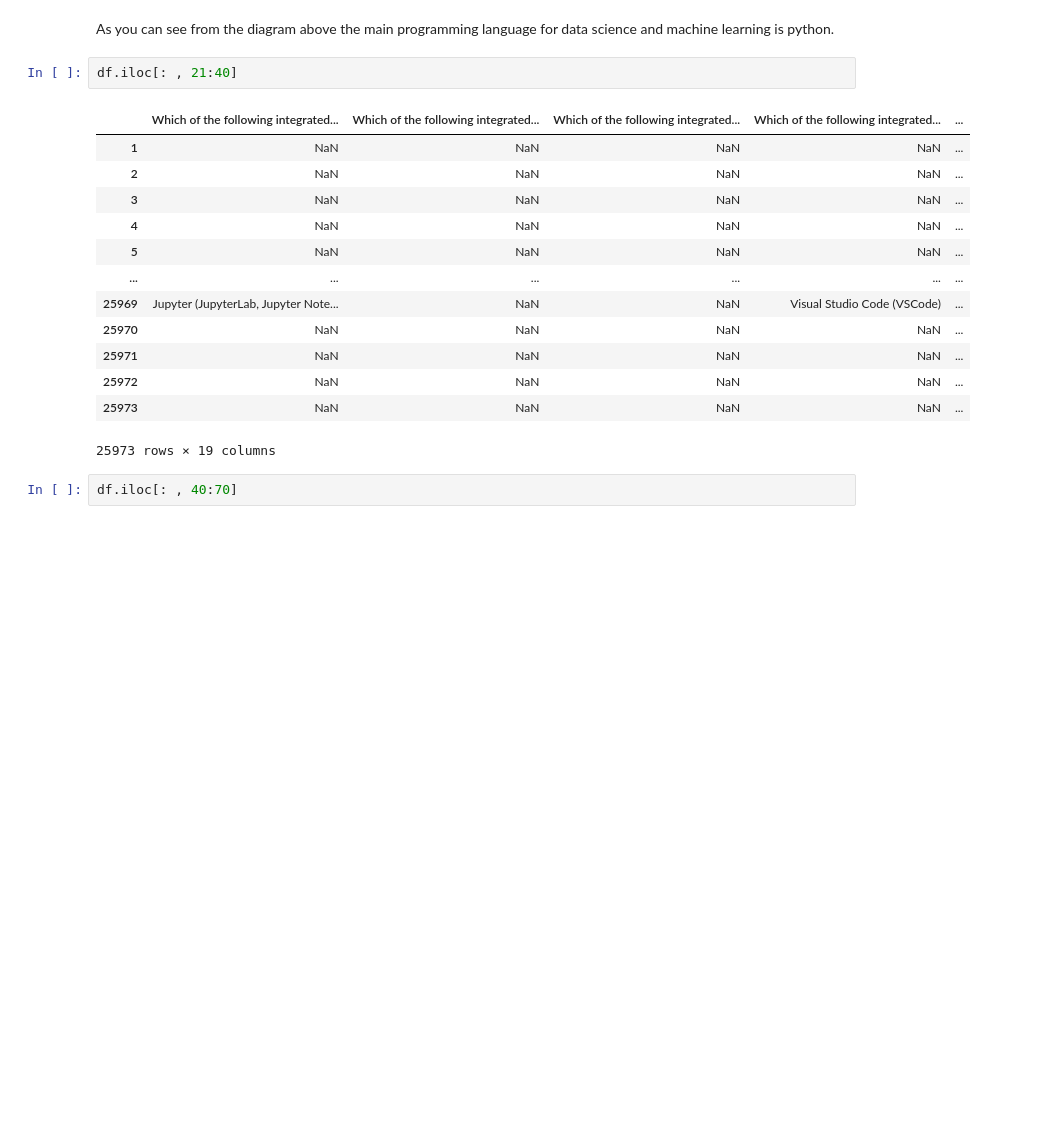
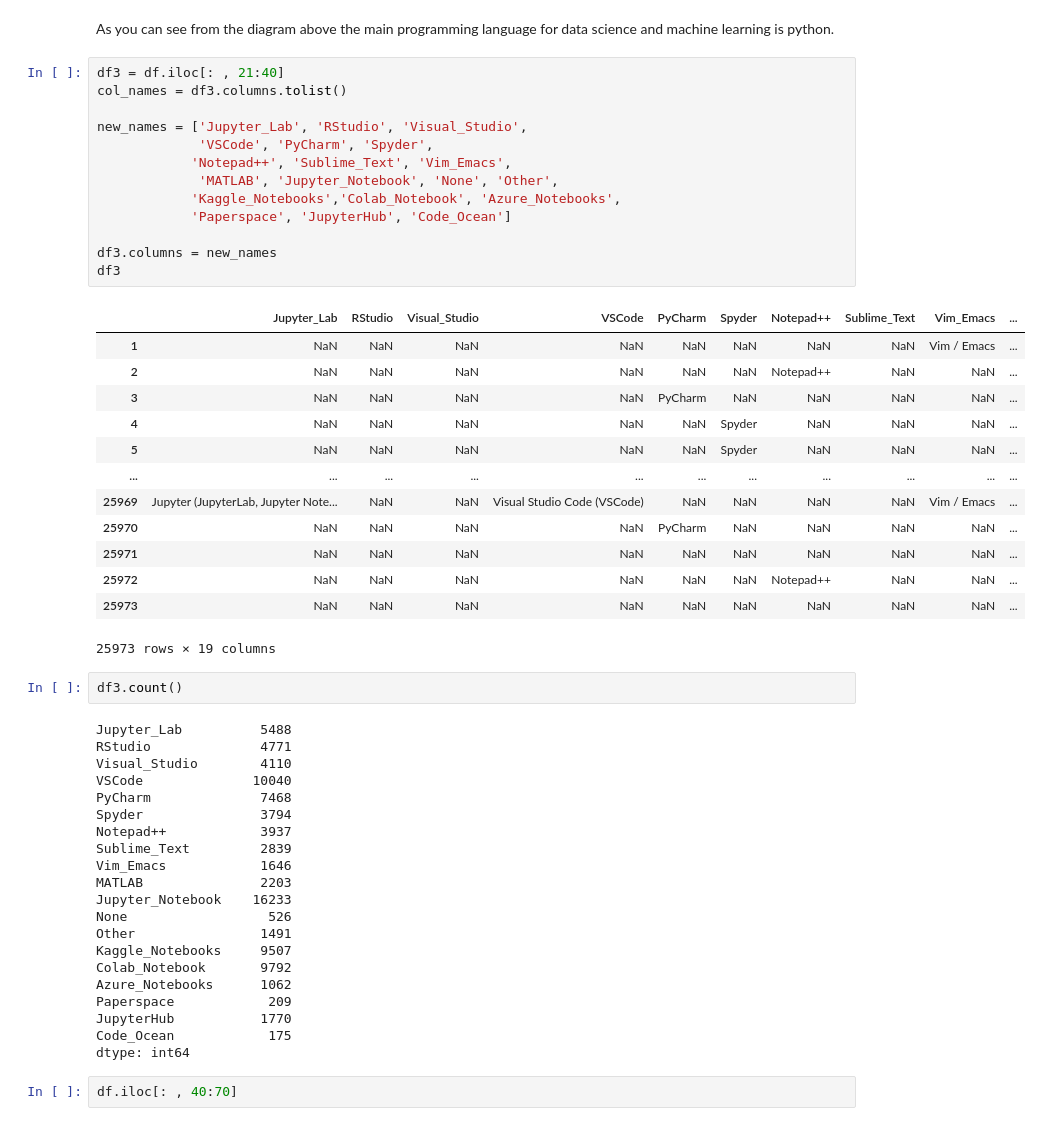
Before and after one commit to ali-d-nasseri/exploratory_data_analysis, a Jupyter notebook: kaggle_data_scientist_survey/Kaggle Survey.ipynb, the cells around one changed output. Drawn from its saved outputs; the diff is of its cells as text; blank space fills up the shorter version.

```diff
--- a/kaggle_data_scientist_survey/Kaggle Survey.ipynb
+++ b/kaggle_data_scientist_survey/Kaggle Survey.ipynb
@@ -297,22 +297,56 @@ plt.gcf().set_size_inches(10,5)
 [figure]
 # %% [markdown]
 As you can see from the diagram above the main programming language for data science and machine learning is python.
+# %%
+df3 = df.iloc[: , 21:40]
+col_names = df3.columns.tolist()
+
+new_names = ['Jupyter_Lab', 'RStudio', 'Visual_Studio',
+             'VSCode', 'PyCharm', 'Spyder',
+            'Notepad++', 'Sublime_Text', 'Vim_Emacs',
+             'MATLAB', 'Jupyter_Notebook', 'None', 'Other',
+            'Kaggle_Notebooks','Colab_Notebook', 'Azure_Notebooks',
+            'Paperspace', 'JupyterHub', 'Code_Ocean']
+
+df3.columns = new_names
+df3
+# %% [output]
+|  | Jupyter_Lab | RStudio | Visual_Studio | VSCode | PyCharm | Spyder | Notepad++ | Sublime_Text | Vim_Emacs | ... |
+| 1 | NaN | NaN | NaN | NaN | NaN | NaN | NaN | NaN | Vim / Emacs | ... |
+| 2 | NaN | NaN | NaN | NaN | NaN | NaN | Notepad++ | NaN | NaN | ... |
+| 3 | NaN | NaN | NaN | NaN | PyCharm | NaN | NaN | NaN | NaN | ... |
+| 4 | NaN | NaN | NaN | NaN | NaN | Spyder | NaN | NaN | NaN | ... |
+| 5 | NaN | NaN | NaN | NaN | NaN | Spyder | NaN | NaN | NaN | ... |
+| ... | ... | ... | ... | ... | ... | ... | ... | ... | ... | ... |
+| 25969 | Jupyter (JupyterLab, Jupyter Note... | NaN | NaN | Visual Studio Code (VSCode) | NaN | NaN | NaN | NaN | Vim / Emacs | ... |
+| 25970 | NaN | NaN | NaN | NaN | PyCharm | NaN | NaN | NaN | NaN | ... |
+| 25971 | NaN | NaN | NaN | NaN | NaN | NaN | NaN | NaN | NaN | ... |
+| 25972 | NaN | NaN | NaN | NaN | NaN | NaN | Notepad++ | NaN | NaN | ... |
+| 25973 | NaN | NaN | NaN | NaN | NaN | NaN | NaN | NaN | NaN | ... |
+25973 rows × 19 columns
 # %%
-df.iloc[: , 21:40]
+df3.count()
 # %% [output]
-|  | Which of the following integrated... | Which of the following integrated... | Which of the following integrated... | Which of the following integrated... | ... |
-| 1 | NaN | NaN | NaN | NaN | ... |
-| 2 | NaN | NaN | NaN | NaN | ... |
-| 3 | NaN | NaN | NaN | NaN | ... |
-| 4 | NaN | NaN | NaN | NaN | ... |
-| 5 | NaN | NaN | NaN | NaN | ... |
-| ... | ... | ... | ... | ... | ... |
-| 25969 | Jupyter (JupyterLab, Jupyter Note... | NaN | NaN | Visual Studio Code (VSCode) | ... |
-| 25970 | NaN | NaN | NaN | NaN | ... |
-| 25971 | NaN | NaN | NaN | NaN | ... |
-| 25972 | NaN | NaN | NaN | NaN | ... |
-| 25973 | NaN | NaN | NaN | NaN | ... |
-25973 rows × 19 columns
+Jupyter_Lab          5488
+RStudio              4771
+Visual_Studio        4110
+VSCode              10040
+PyCharm              7468
+Spyder               3794
+Notepad++            3937
+Sublime_Text         2839
+Vim_Emacs            1646
+MATLAB               2203
+Jupyter_Notebook    16233
+None                  526
+Other                1491
+Kaggle_Notebooks     9507
+Colab_Notebook       9792
+Azure_Notebooks      1062
+Paperspace            209
+JupyterHub           1770
+Code_Ocean            175
+dtype: int64
 # %%
 df.iloc[: , 40:70]
 # %% [output]
```
Also changed, not shown: parts of 3 cells of this notebook.
